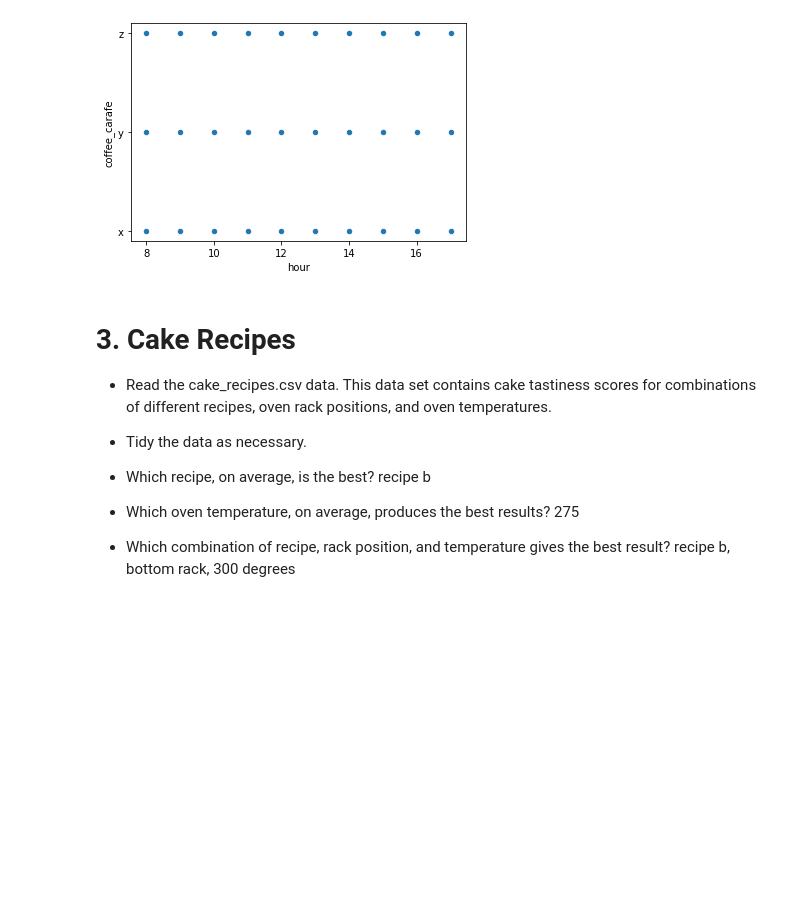
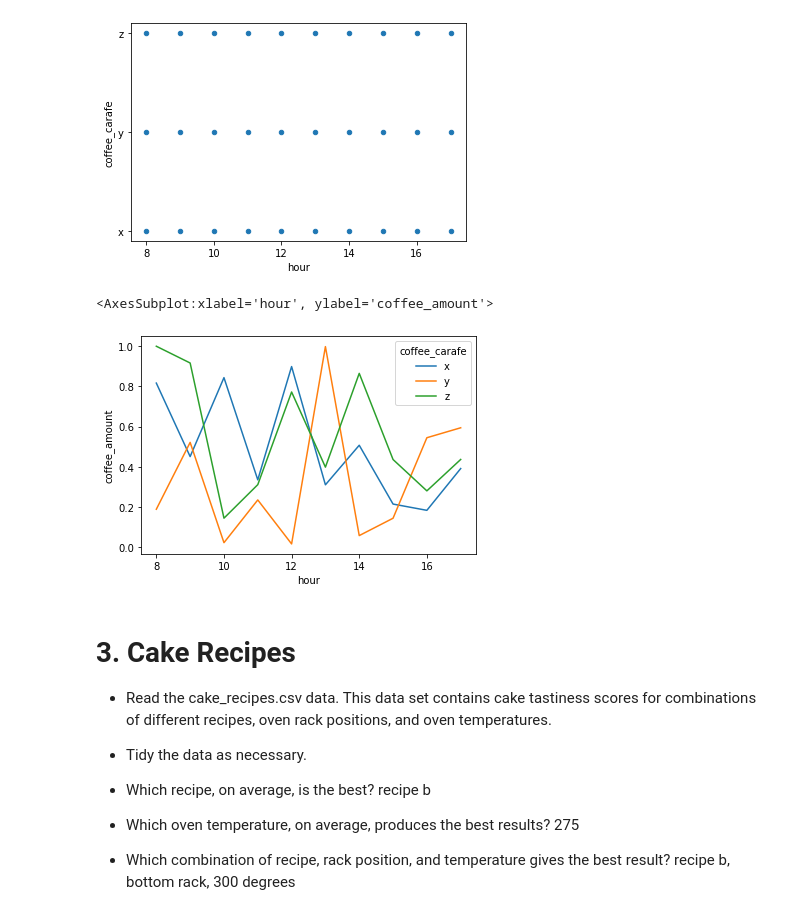
Before and after one commit to jamesallen0351/classification-exercises, a Jupyter notebook: tidy_data.ipynb, the cells around one changed output. Drawn from its saved outputs; the diff is of its cells as text; code cells hidden in the pictures; blank space fills up the shorter version.

Commit message:
add coffee chart to tidy_data exercises

```diff
--- a/tidy_data.ipynb
+++ b/tidy_data.ipynb
@@ -180,6 +180,12 @@ coffee_lvl.plot.scatter(x='hour', y='coffee_carafe')
 # %% [output]
 <AxesSubplot:xlabel='hour', ylabel='coffee_carafe'>
 [figure]
+# %%
+# a better way to plot the data
+sns.lineplot(x='hour', y='coffee_amount', data = coffee_lvl, hue='coffee_carafe')
+# %% [output]
+<AxesSubplot:xlabel='hour', ylabel='coffee_amount'>
+[figure, added]
 # %% [markdown]
 # 3. Cake Recipes
 
```
